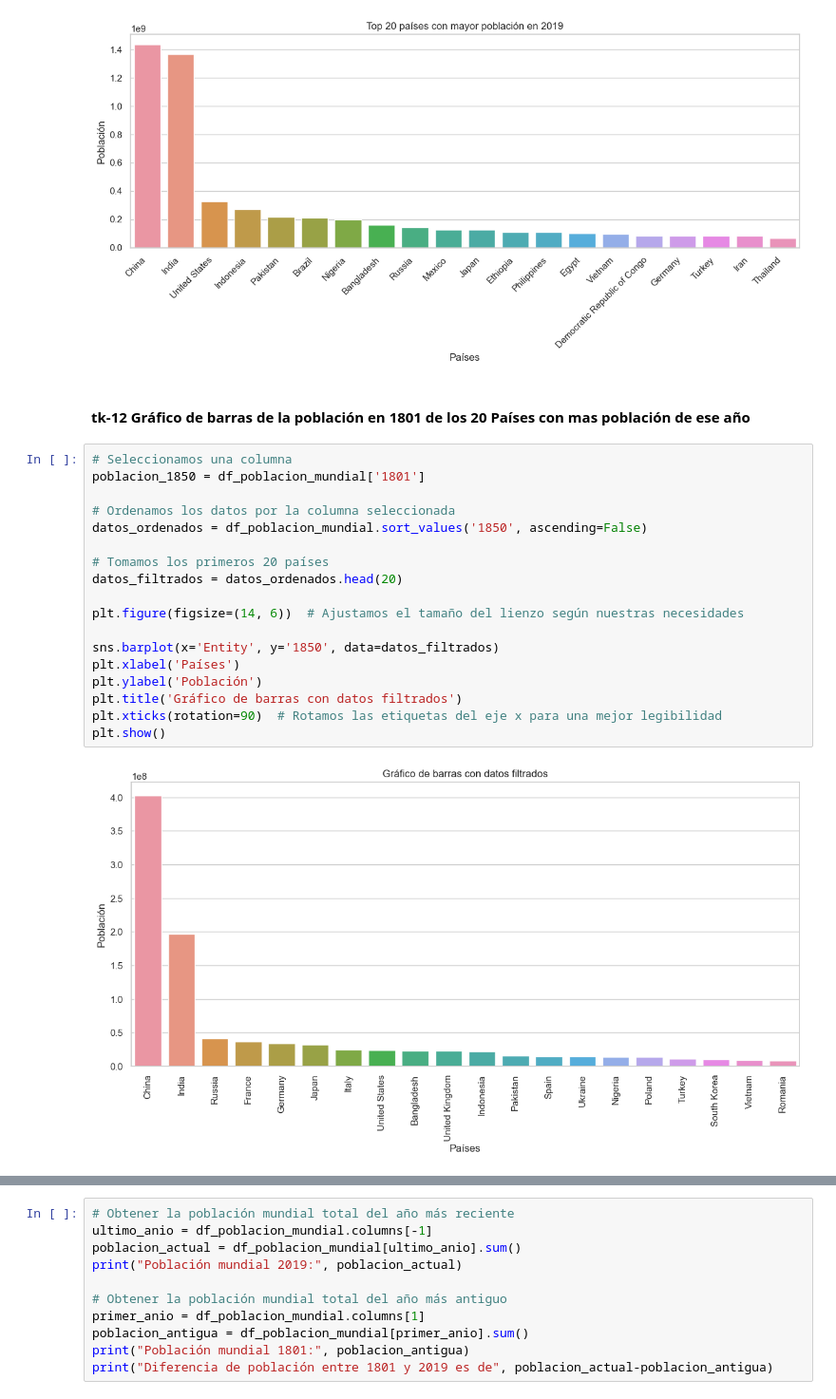
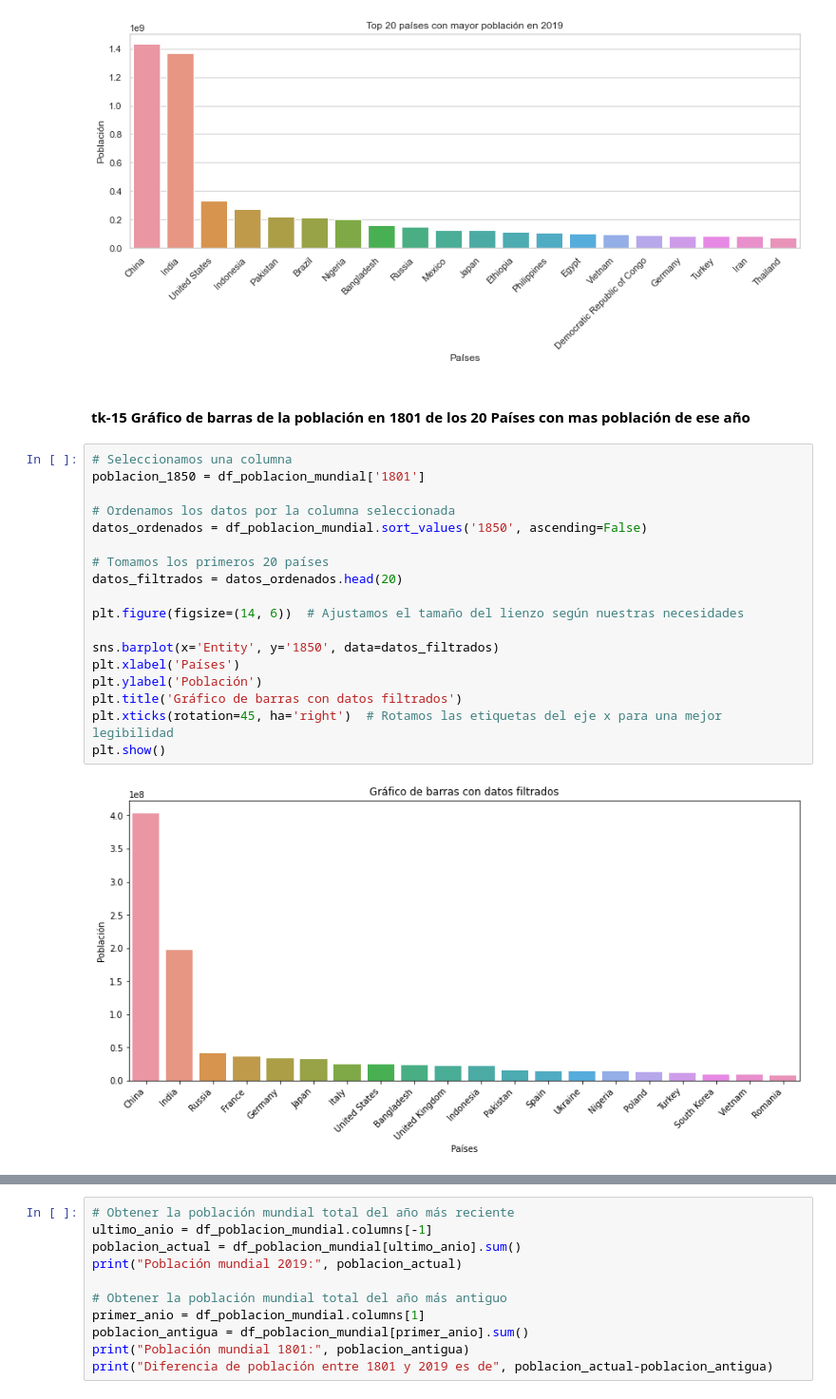
Before and after one commit to Marianod2003/prodat17, a Jupyter notebook: PoblacionMundial.ipynb, the cells around one changed output, grey strips where cells are left out. Shown at 95% size. Cells and saved outputs as stored; diff of their text form.

```diff
--- a/PoblacionMundial.ipynb
+++ b/PoblacionMundial.ipynb
@@ -220,25 +253,25 @@ plt.show()
 # %% [output]
 [figure]
 # %% [markdown]
-#### **tk-12** Gráfico de barras de la población en 1801 de los 20 Países con mas población de ese año
+#### **tk-15** Gráfico de barras de la población en 1801 de los 20 Países con mas población de ese año
 # %%
 # Seleccionamos una columna
 poblacion_1850 = df_poblacion_mundial['1801']
 
 # Ordenamos los datos por la columna seleccionada
 datos_ordenados = df_poblacion_mundial.sort_values('1850', ascending=False)
 
 # Tomamos los primeros 20 países
 datos_filtrados = datos_ordenados.head(20)
 
 plt.figure(figsize=(14, 6))  # Ajustamos el tamaño del lienzo según nuestras necesidades
 
 sns.barplot(x='Entity', y='1850', data=datos_filtrados)
 plt.xlabel('Países')
 plt.ylabel('Población')
 plt.title('Gráfico de barras con datos filtrados')
-plt.xticks(rotation=90)  # Rotamos las etiquetas del eje x para una mejor legibilidad
+plt.xticks(rotation=45, ha='right')  # Rotamos las etiquetas del eje x para una mejor legibilidad
 plt.show()
 # %% [output]
-[figure, old version]
+[figure, new version]
 # %% [markdown]
```
Also changed, not shown: parts of 32 cells of this notebook.
